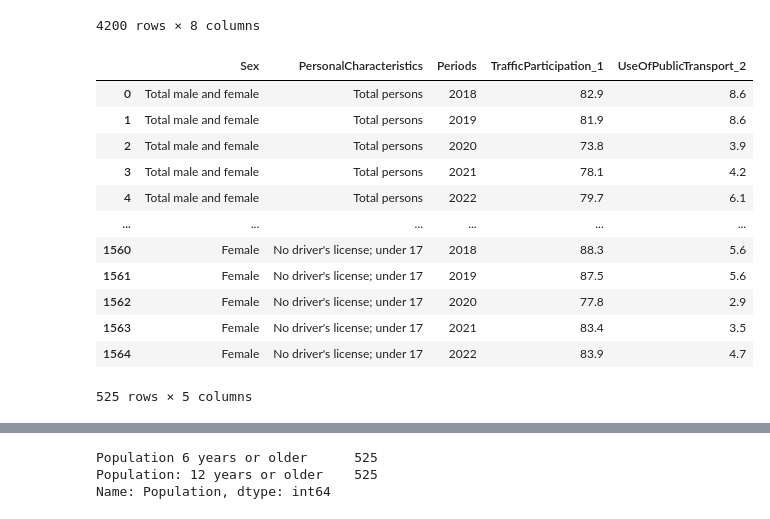
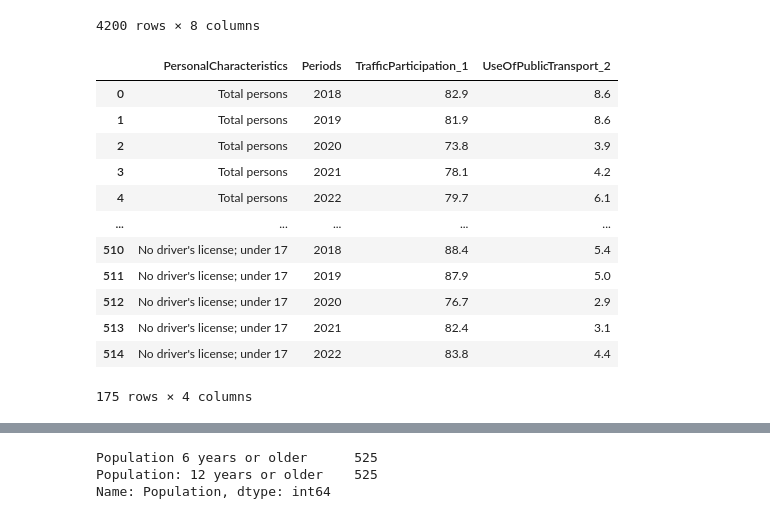
Before and after one commit to YvainRedon/TIL6010-LabAssignments, a Jupyter notebook: Project/Jelmer_data_cleansing_plot.ipynb, the cells around one changed output, grey strips where cells are left out. Drawn from its saved outputs; the diff is of its cells as text; code cells hidden in the pictures.

```diff
--- a/Project/Jelmer_data_cleansing_plot.ipynb
+++ b/Project/Jelmer_data_cleansing_plot.ipynb
@@ -33,20 +38,21 @@ df
 | 4199 | 4199 | Population: 12 years or older | Sex unknown | No driver's license; under 17 | Upper bound 95% confidence interval | 2022 | NaN | ... |
 4200 rows × 8 columns
 # %%
-df_value = df[( df['Population'] == 'Population 6 years or older') & (df['Margins'] == 'Value') & (df['Sex'] != 'Sex unknown')];
-df_sorted = df_value.drop(columns=['Margins', 'Population', 'ID']);
+df_value = df[(df['Sex'] == 'Total male and female') & ( df['Population'] == 'Population 6 years or older')
+              & (df['Margins'] == 'Value') ]; # & (df['Sex'] != 'Sex unknown')];
+df_sorted = df_value.drop(columns=['Sex', 'Margins', 'Population', 'ID']);
 df_sorted
 # %% [output]
-|  | Sex | PersonalCharacteristics | Periods | TrafficParticipation_1 | UseOfPublicTransport_2 |
-| 0 | Total male and female | Total persons | 2018 | 82.9 | 8.6 |
-| 1 | Total male and female | Total persons | 2019 | 81.9 | 8.6 |
-| 2 | Total male and female | Total persons | 2020 | 73.8 | 3.9 |
-| 3 | Total male and female | Total persons | 2021 | 78.1 | 4.2 |
-| 4 | Total male and female | Total persons | 2022 | 79.7 | 6.1 |
-| ... | ... | ... | ... | ... | ... |
-| 1560 | Female | No driver's license; under 17 | 2018 | 88.3 | 5.6 |
-| 1561 | Female | No driver's license; under 17 | 2019 | 87.5 | 5.6 |
-| 1562 | Female | No driver's license; under 17 | 2020 | 77.8 | 2.9 |
-| 1563 | Female | No driver's license; under 17 | 2021 | 83.4 | 3.5 |
-| 1564 | Female | No driver's license; under 17 | 2022 | 83.9 | 4.7 |
+|  | PersonalCharacteristics | Periods | TrafficParticipation_1 | UseOfPublicTransport_2 |
+| 0 | Total persons | 2018 | 82.9 | 8.6 |
+| 1 | Total persons | 2019 | 81.9 | 8.6 |
+| 2 | Total persons | 2020 | 73.8 | 3.9 |
+| 3 | Total persons | 2021 | 78.1 | 4.2 |
+| 4 | Total persons | 2022 | 79.7 | 6.1 |
+| ... | ... | ... | ... | ... |
+| 510 | No driver's license; under 17 | 2018 | 88.4 | 5.4 |
+| 511 | No driver's license; under 17 | 2019 | 87.9 | 5.0 |
+| 512 | No driver's license; under 17 | 2020 | 76.7 | 2.9 |
+| 513 | No driver's license; under 17 | 2021 | 82.4 | 3.1 |
+| 514 | No driver's license; under 17 | 2022 | 83.8 | 4.4 |
-525 rows × 5 columns
+175 rows × 4 columns
```
Also changed, not shown: parts of 14 cells of this notebook.
